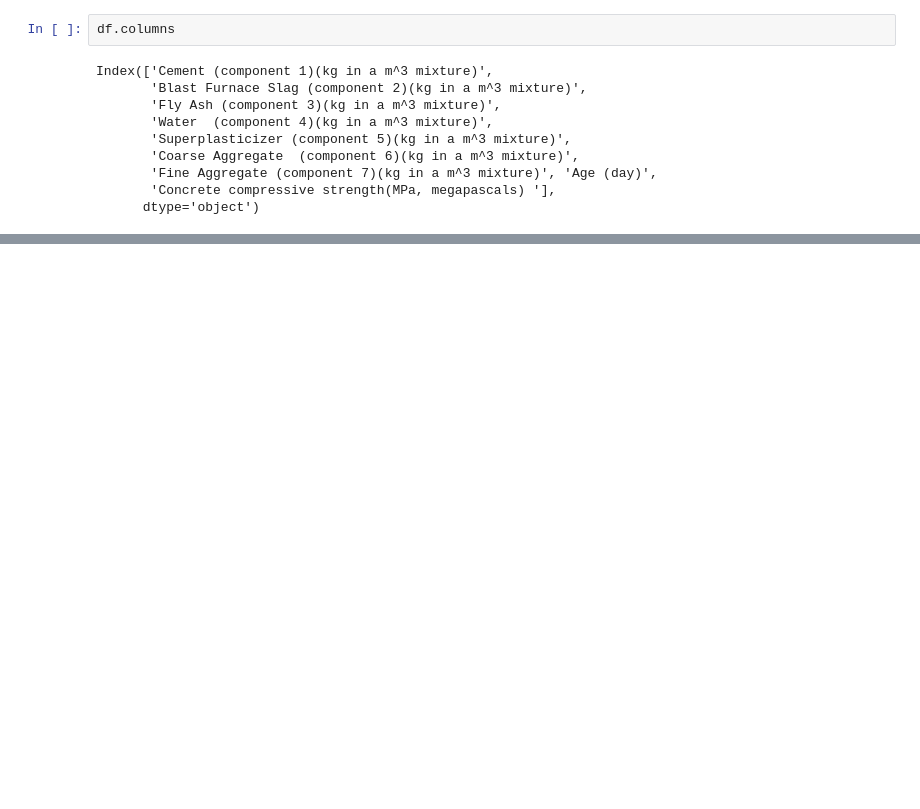
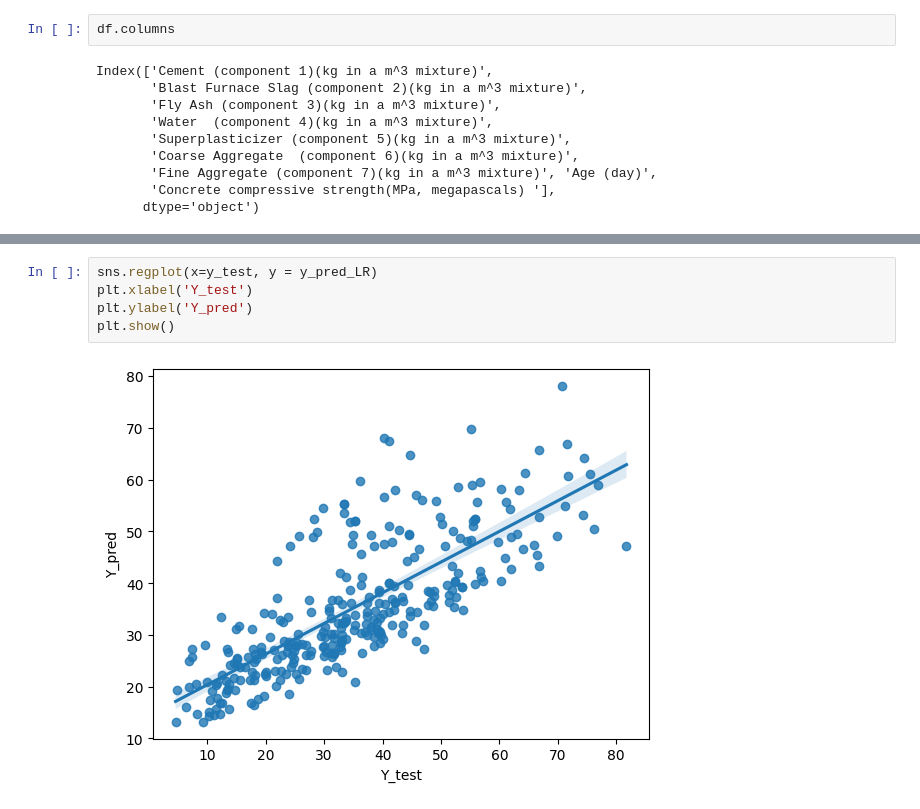
Before and after one commit to singhakhilesh712/CementPrediction_Model, a Jupyter notebook: Model.ipynb, the cells around one changed output, grey strips where cells are left out. Saved outputs shown, nothing was run; the diff lists cells and outputs as text; blank space fills up the shorter version.

```diff
--- a/Model.ipynb
+++ b/Model.ipynb
@@ -297,0 +294,7 @@ np.float64(-13.616932642237444)
+# %%
+sns.regplot(x=y_test, y = y_pred_LR)
+plt.xlabel('Y_test')
+plt.ylabel('Y_pred')
+plt.show()
+# %% [output]
+[figure, added]
```
Also changed, not shown: parts of 25 cells of this notebook.
